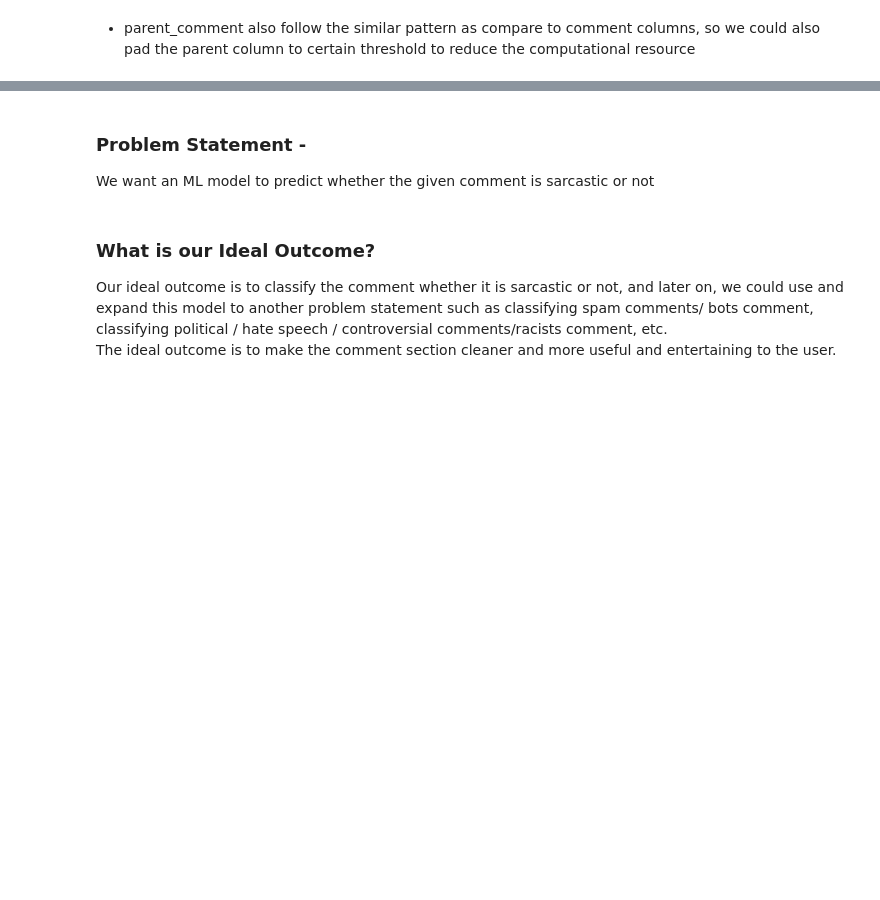
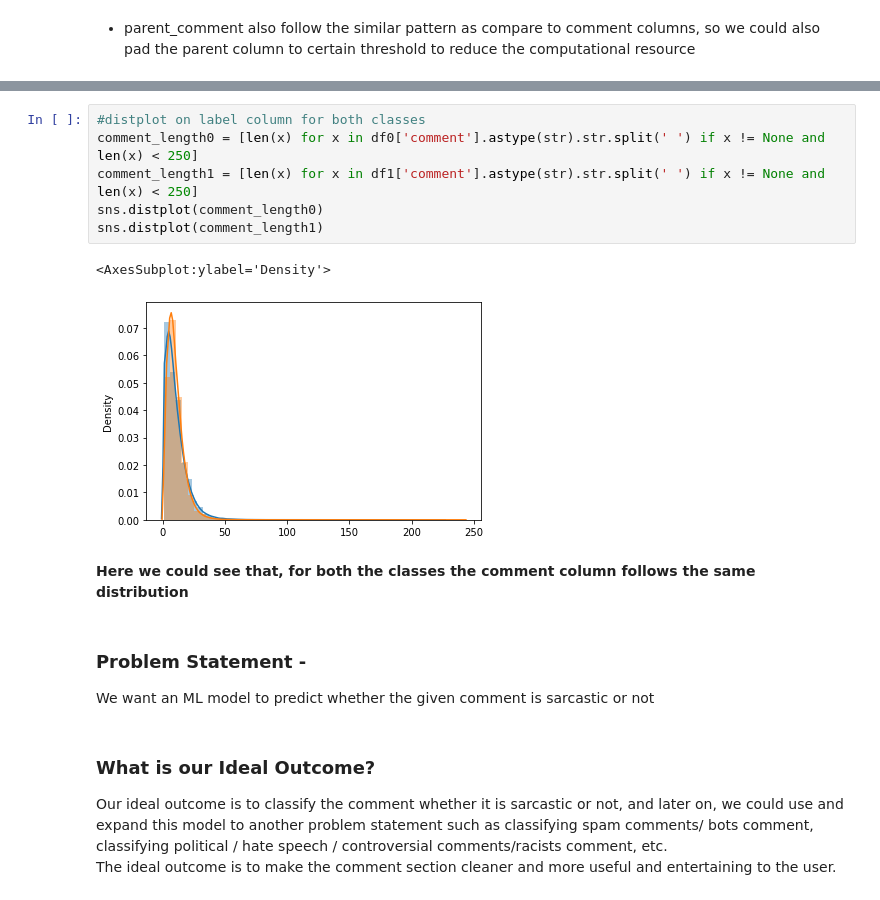
Before and after one commit to amitalokbera/Reddit-Sarcasm-Detection, a Jupyter notebook: notebooks/eda.ipynb, the cells around one changed output, grey strips where cells are left out. Saved outputs shown, nothing was run; the diff lists cells and outputs as text; blank space fills up the shorter version.

```diff
--- a/notebooks/eda.ipynb
+++ b/notebooks/eda.ipynb
@@ -262,3 +300,14 @@ for i in range(0,110,10):
+# %%
+#distplot on label column for both classes
+comment_length0 = [len(x) for x in df0['comment'].astype(str).str.split(' ') if x != None and len(x) < 250]
+comment_length1 = [len(x) for x in df1['comment'].astype(str).str.split(' ') if x != None and len(x) < 250]
+sns.distplot(comment_length0)
+sns.distplot(comment_length1)
+# %% [output]
+<AxesSubplot:ylabel='Density'>
+[figure, added]
+# %% [markdown]
+<b> Here we could see that, for both the classes the comment column follows the same distribution </b>
 # %% [markdown]
 ### Problem Statement -
 We want an ML model to predict whether the given comment is sarcastic or not
```
Also changed, not shown: parts of 7 cells of this notebook, 1 other file.
